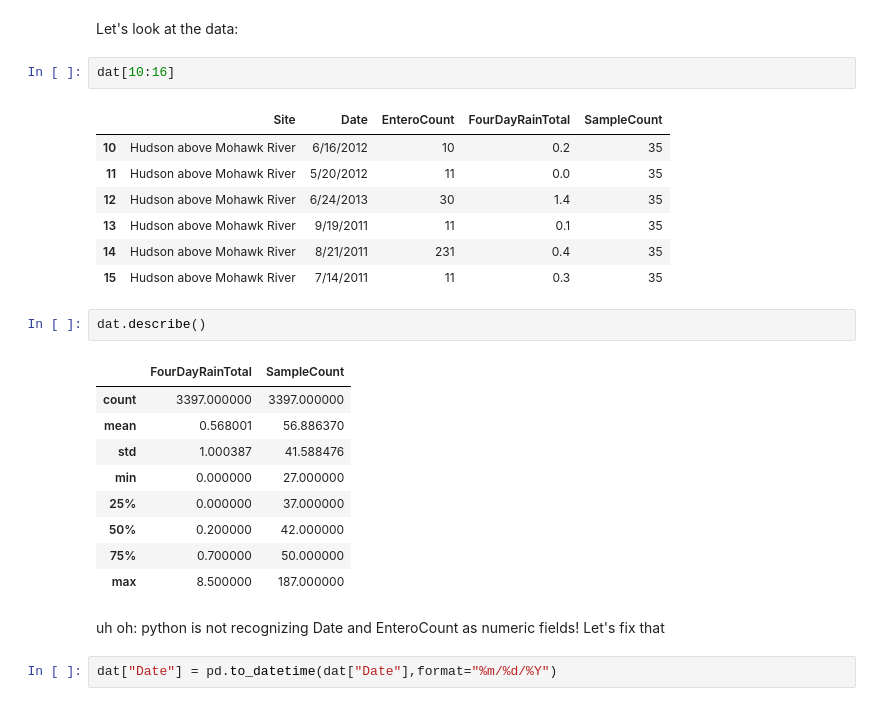
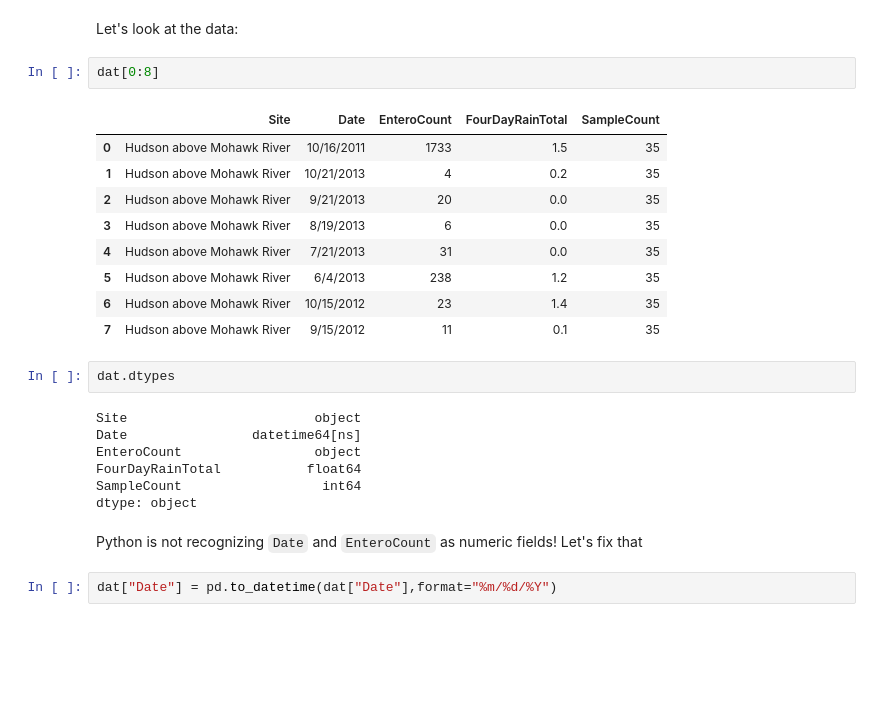
Before and after one commit to datafeelings/CUNY_DATA608, a Jupyter notebook: lecture4/Dmitriy_Vecheruk_hw4.ipynb, the cells around one changed output. Saved outputs shown, nothing was run; the diff lists cells and outputs as text; blank space fills up the shorter version.

```diff
--- a/lecture4/Dmitriy_Vecheruk_hw4.ipynb
+++ b/lecture4/Dmitriy_Vecheruk_hw4.ipynb
@@ -23,30 +24,29 @@ init_notebook_mode(connected=True)
 dat = pd.read_csv("https://raw.githubusercontent.com/datafeelings/CUNY_DATA608/master/lecture4/Data/riverkeeper_data_2013.csv")
 # %% [markdown]
 Let's look at the data:
-# %%
-dat[10:16]
-# %% [output]
-|  | Site | Date | EnteroCount | FourDayRainTotal | SampleCount |
-| 10 | Hudson above Mohawk River | 6/16/2012 | 10 | 0.2 | 35 |
-| 11 | Hudson above Mohawk River | 5/20/2012 | 11 | 0.0 | 35 |
-| 12 | Hudson above Mohawk River | 6/24/2013 | 30 | 1.4 | 35 |
-| 13 | Hudson above Mohawk River | 9/19/2011 | 11 | 0.1 | 35 |
-| 14 | Hudson above Mohawk River | 8/21/2011 | 231 | 0.4 | 35 |
-| 15 | Hudson above Mohawk River | 7/14/2011 | 11 | 0.3 | 35 |
+# %%
+dat[0:8]
+# %% [output]
+|  | Site | Date | EnteroCount | FourDayRainTotal | SampleCount |
+| 0 | Hudson above Mohawk River | 10/16/2011 | 1733 | 1.5 | 35 |
+| 1 | Hudson above Mohawk River | 10/21/2013 | 4 | 0.2 | 35 |
+| 2 | Hudson above Mohawk River | 9/21/2013 | 20 | 0.0 | 35 |
+| 3 | Hudson above Mohawk River | 8/19/2013 | 6 | 0.0 | 35 |
+| 4 | Hudson above Mohawk River | 7/21/2013 | 31 | 0.0 | 35 |
+| 5 | Hudson above Mohawk River | 6/4/2013 | 238 | 1.2 | 35 |
+| 6 | Hudson above Mohawk River | 10/15/2012 | 23 | 1.4 | 35 |
+| 7 | Hudson above Mohawk River | 9/15/2012 | 11 | 0.1 | 35 |
 # %%
-dat.describe()
+dat.dtypes
 # %% [output]
-|  | FourDayRainTotal | SampleCount |
-| count | 3397.000000 | 3397.000000 |
-| mean | 0.568001 | 56.886370 |
-| std | 1.000387 | 41.588476 |
-| min | 0.000000 | 27.000000 |
-| 25% | 0.000000 | 37.000000 |
-| 50% | 0.200000 | 42.000000 |
-| 75% | 0.700000 | 50.000000 |
-| max | 8.500000 | 187.000000 |
+Site                        object
+Date                datetime64[ns]
+EnteroCount                 object
+FourDayRainTotal           float64
+SampleCount                  int64
+dtype: object
 # %% [markdown]
-uh oh: python is not recognizing Date and EnteroCount as numeric fields! Let's fix that
+Python is not recognizing `Date` and `EnteroCount` as numeric fields! Let's fix that
 # %%
 dat["Date"] = pd.to_datetime(dat["Date"],format="%m/%d/%Y")
 # %%
```
Also changed, not shown: parts of 11 cells of this notebook.
